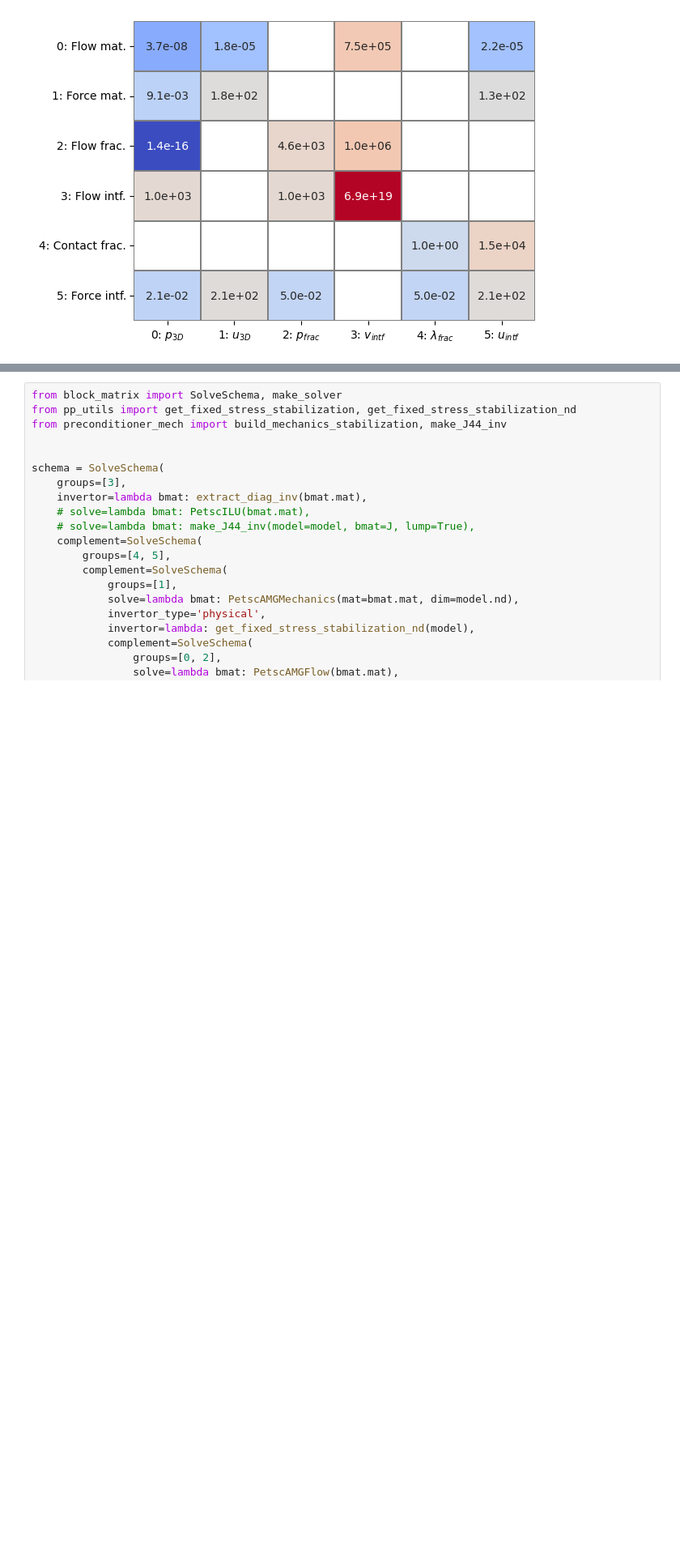
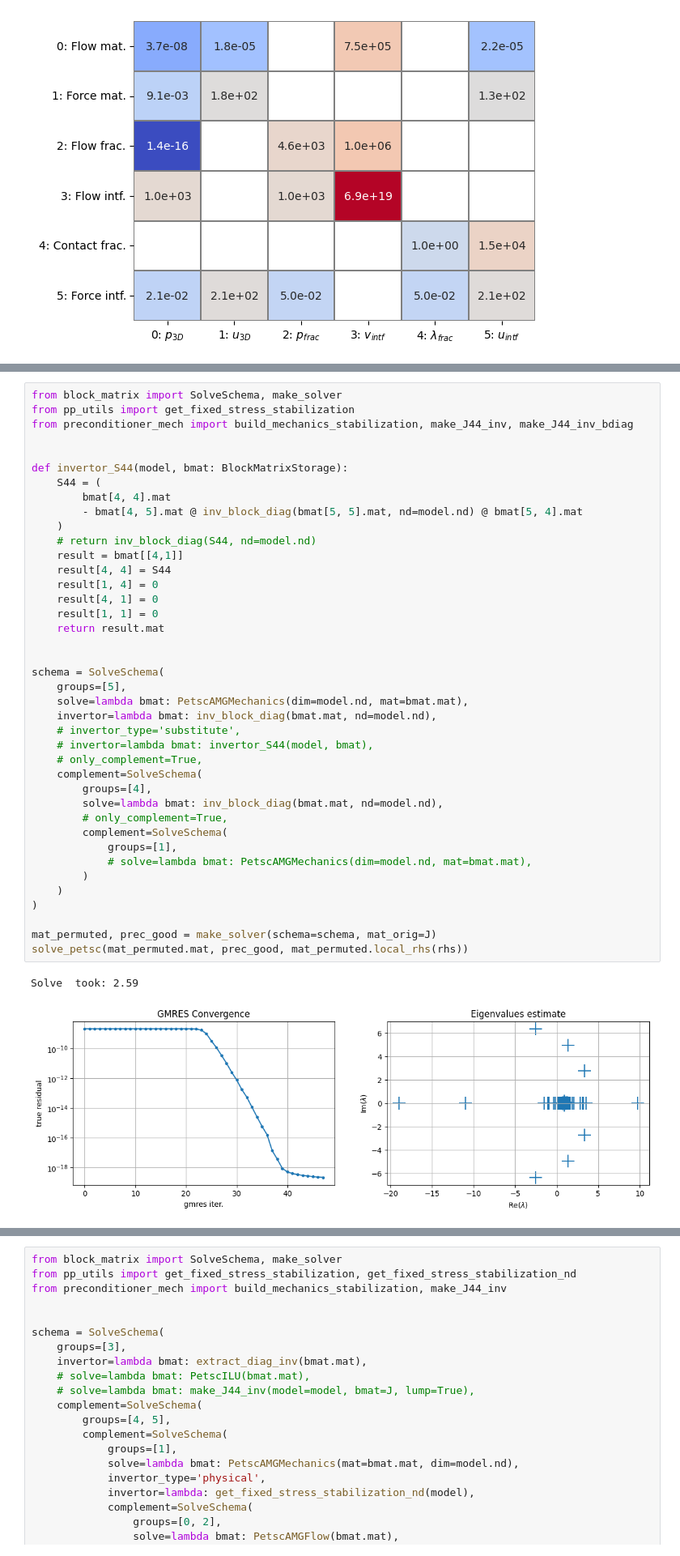
Before and after one commit to pmgbergen/FTHM-Solver, a Jupyter notebook: fpm/try_solver_mech_flow.ipynb, the cells around one changed output, grey strips where cells are left out. Shown at 81% size. Saved outputs shown, nothing was run; the diff lists cells and outputs as text; blank space fills up the shorter version.

Commit message:
developing fixed stress

```diff
--- a/fpm/try_solver_mech_flow.ipynb
+++ b/fpm/try_solver_mech_flow.ipynb
@@ -123,0 +139,43 @@ J[:].plot_max()
+# %%
+from block_matrix import SolveSchema, make_solver
+from pp_utils import get_fixed_stress_stabilization
+from preconditioner_mech import build_mechanics_stabilization, make_J44_inv, make_J44_inv_bdiag
+
+
+def invertor_S44(model, bmat: BlockMatrixStorage):
+    S44 = (
+        bmat[4, 4].mat
+        - bmat[4, 5].mat @ inv_block_diag(bmat[5, 5].mat, nd=model.nd) @ bmat[5, 4].mat
+    )
+    # return inv_block_diag(S44, nd=model.nd)
+    result = bmat[[4,1]]
+    result[4, 4] = S44
+    result[1, 4] = 0
+    result[4, 1] = 0
+    result[1, 1] = 0
+    return result.mat
+
+
+schema = SolveSchema(
+    groups=[5],
+    solve=lambda bmat: PetscAMGMechanics(dim=model.nd, mat=bmat.mat),
+    invertor=lambda bmat: inv_block_diag(bmat.mat, nd=model.nd),
+    # invertor_type='substitute',
+    # invertor=lambda bmat: invertor_S44(model, bmat),
+    # only_complement=True,
+    complement=SolveSchema(
+        groups=[4],
+        solve=lambda bmat: inv_block_diag(bmat.mat, nd=model.nd),
+        # only_complement=True,
+        complement=SolveSchema(
+            groups=[1],
+            # solve=lambda bmat: PetscAMGMechanics(dim=model.nd, mat=bmat.mat),
+        )
+    )
+)
+
+mat_permuted, prec_good = make_solver(schema=schema, mat_orig=J)
+solve_petsc(mat_permuted.mat, prec_good, mat_permuted.local_rhs(rhs))
+# %% [output]
+Solve  took: 2.59
+[figure, added]
```
Also changed, not shown: parts of 20 cells of this notebook, 10 other files.
